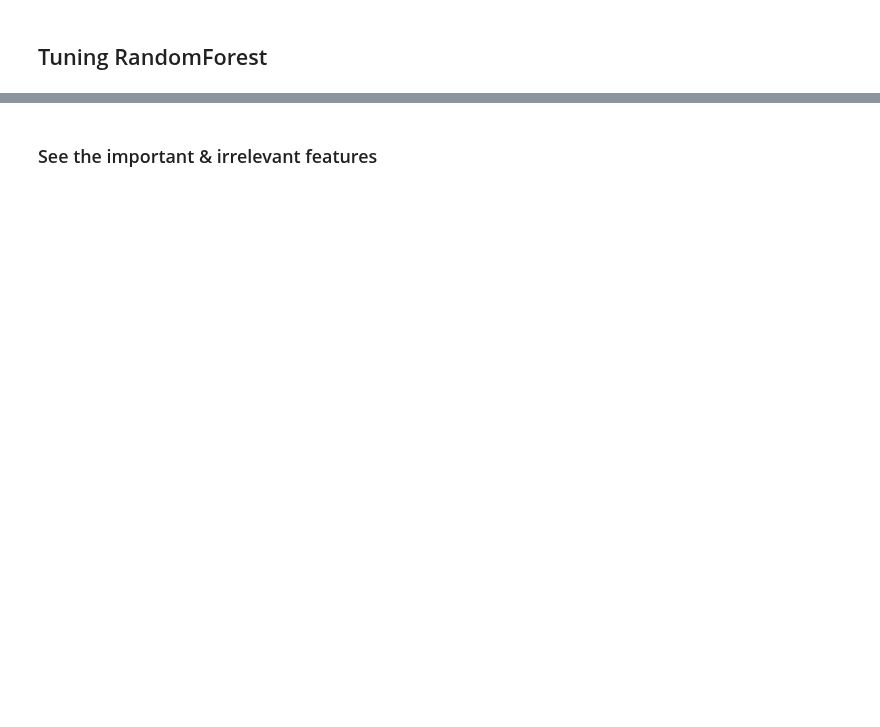
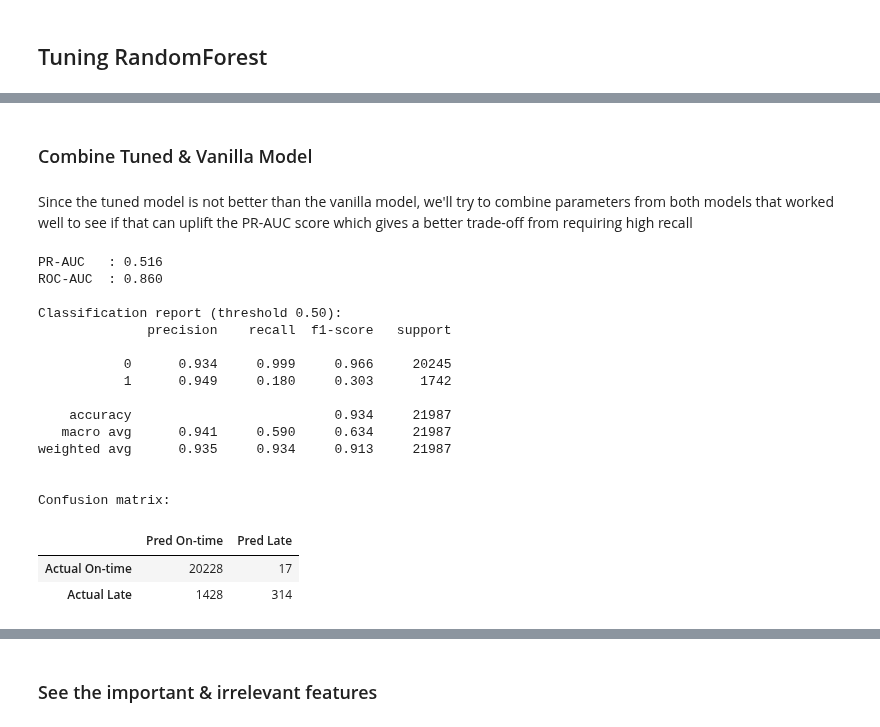
Before and after one commit to RioPramana21/Final-Project-Olist, a Jupyter notebook: preparation_notebooks/Machine Learning Model Building.ipynb, the cells around one changed output, grey strips where cells are left out. Drawn from its saved outputs; the diff is of its cells as text; code cells hidden in the pictures; blank space fills up the shorter version.

```diff
--- a/preparation_notebooks/Machine Learning Model Building.ipynb
+++ b/preparation_notebooks/Machine Learning Model Building.ipynb
@@ -838,0 +862,57 @@ with open('randomforest_metadata.pkl', 'rb') as f:
+# %% [markdown]
+### Combine Tuned & Vanilla Model
+# %% [markdown]
+Since the tuned model is not better than the vanilla model, we'll try to combine parameters from both models that worked well to see if that can uplift the PR-AUC score which gives a better trade-off from requiring high recall
+# %%
+# --- rebuild the pipeline exactly as in the benchmark -------------
+rf_pipe = Pipeline([
+    ("preprocess", preprocess_ohe),
+    ("model", RandomForestClassifier(
+        n_estimators=300,
+        max_depth=40,
+        class_weight={0: 1, 1: 5},
+        n_jobs=-1,
+        random_state=RANDOM_STATE
+    ))
+])
+
+# --- fit on full training set -------------------------------------
+rf_pipe.fit(X_train, y_train)
+
+# ---  get probabilities and default predictions --------------------
+y_prob = rf_pipe.predict_proba(X_test)[:, 1]
+y_pred = (y_prob >= 0.50).astype(int)                 # default 0.5 cut-off
+
+# --- core metrics --------------------------------------------------
+pr_auc  = average_precision_score(y_test, y_prob)
+roc_auc = roc_auc_score(y_test, y_prob)
+print(f"PR-AUC   : {pr_auc:.3f}")
+print(f"ROC-AUC  : {roc_auc:.3f}\n")
+print("Classification report (threshold 0.50):")
+print(classification_report(y_test, y_pred, digits=3))
+
+# confusion matrix
+cm = pd.DataFrame(confusion_matrix(y_test, y_pred),
+                  index=["Actual On-time","Actual Late"],
+                  columns=["Pred On-time","Pred Late"])
+print("\nConfusion matrix:")
+display(cm)
+# %% [output]
+PR-AUC   : 0.516
+ROC-AUC  : 0.860
+
+Classification report (threshold 0.50):
+              precision    recall  f1-score   support
+
+           0      0.934     0.999     0.966     20245
+           1      0.949     0.180     0.303      1742
+
+    accuracy                          0.934     21987
+   macro avg      0.941     0.590     0.634     21987
+weighted avg      0.935     0.934     0.913     21987
+
+
+Confusion matrix:
+|  | Pred On-time | Pred Late |
+| Actual On-time | 20228 | 17 |
+| Actual Late | 1428 | 314 |
```
Also changed, not shown: parts of 29 cells of this notebook.
